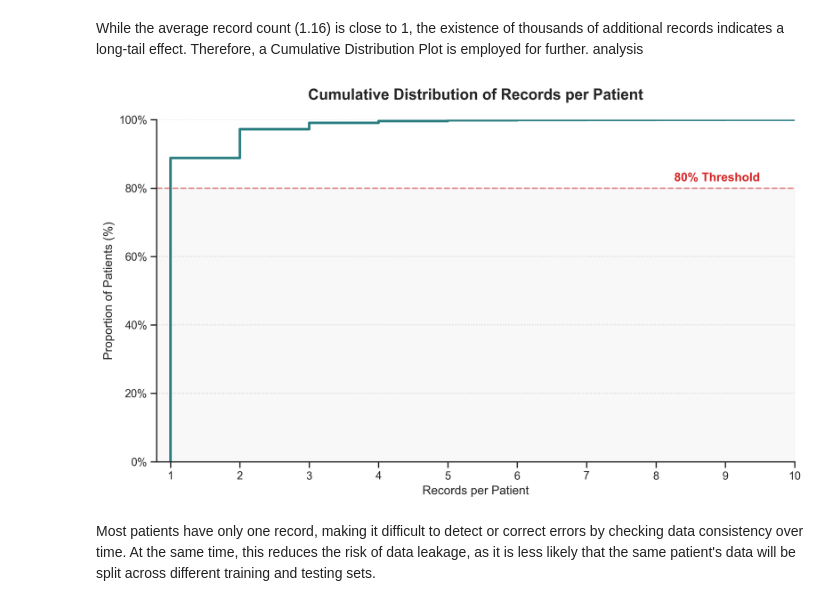
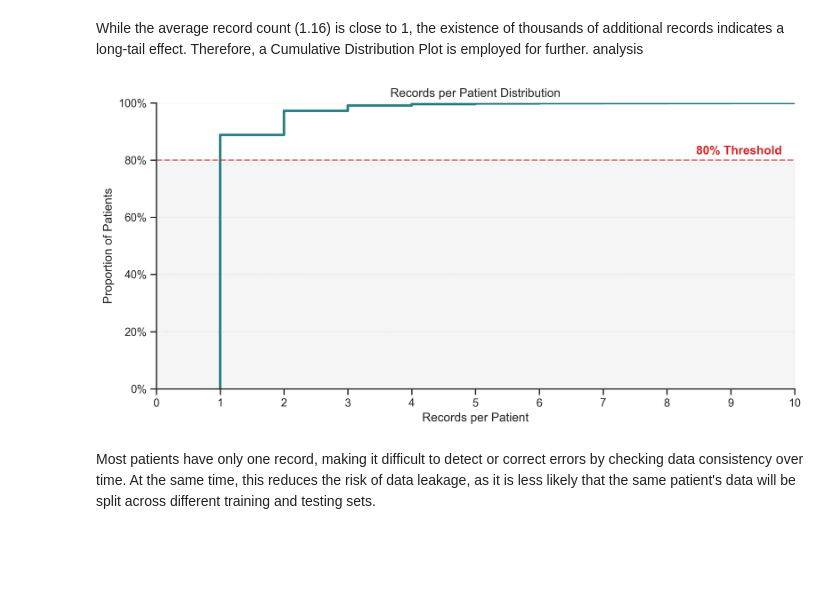
Before and after one commit to wenbo-sui/ptbxl5d, a Jupyter notebook: notebooks/01_eda_baseline.ipynb, the cells around one changed output. Cells and saved outputs as stored; diff of their text form; code cells hidden in the pictures; blank space fills up the shorter version.

```diff
--- a/notebooks/01_eda_baseline.ipynb
+++ b/notebooks/01_eda_baseline.ipynb
@@ -68,32 +68,29 @@ Average records per patient: 1.16
 While the average record count (1.16) is close to 1, the existence of thousands of additional records indicates a long-tail effect. Therefore, a Cumulative Distribution Plot is employed for further. analysis
 # %%
 # plot
-sns.set_theme(style="ticks")
-plt.figure(figsize=(10, 6))
+sns.set_style("ticks")
+fig, ax = plt.subplots(figsize=(10, 5))
 
-sns.ecdfplot(
-    data=recs_per_patient,
-    color='#2A7E81',
-    linewidth=2.5,
-    label='Cumulative Proportion'
+sns.ecdfplot(recs_per_patient, color='#2A7E81', lw=2.5, ax=ax)
+ax.axhline(0.8, color='#D62728', ls='--', alpha=0.6)
+ax.fill_between([0, 10], 0, 0.8, color='gray', alpha=0.08)
+ax.text(9.8, 0.82, '80% Threshold', color='#D62728', fontweight='bold', ha='right')
+
+ax.set(
+    title='Records per Patient Distribution',
+    xlabel='Records per Patient',
+    ylabel='Proportion of Patients',
+    xlim=(0, 10),
+    xticks=range(0, 11)
 )
 
-max_x_view = 10
-plt.xlim(0.8, max_x_view)
-plt.axhline(0.8, color='#D62728', linestyle='--', alpha=0.5)
-plt.fill_between([0.8, max_x_view], 0, 0.8, color='gray', alpha=0.05)
-plt.text(max_x_view-0.5, 0.82, '80% Threshold', color='#D62728', fontweight='bold', ha='right')
-plt.title('Cumulative Distribution of Records per Patient', fontsize=15, pad=20, weight='bold')
-plt.xlabel('Records per Patient', fontsize=12)
-plt.ylabel('Proportion of Patients (%)', fontsize=12)
-plt.gca().yaxis.set_major_formatter(plt.FuncFormatter(lambda x, _: f'{x:.0%}'))
-plt.xticks(range(1, max_x_view + 1))
+ax.yaxis.set_major_formatter('{x:.0%}')
 sns.despine()
-plt.grid(axis='y', linestyle=':', alpha=0.7)
+ax.grid(axis='y', ls=':', alpha=0.5)
 plt.tight_layout()
 plt.show()
 # %% [output]
-[figure, old version]
+[figure, new version]
 # %% [markdown]
 Most patients have only one record, making it difficult to detect or correct errors by checking data consistency over time. At the same time, this reduces the risk of data leakage, as it is less likely that the same patient's data will be split across different training and testing sets.
 # %% [markdown]
```
Also changed, not shown: parts of 10 cells of this notebook.
